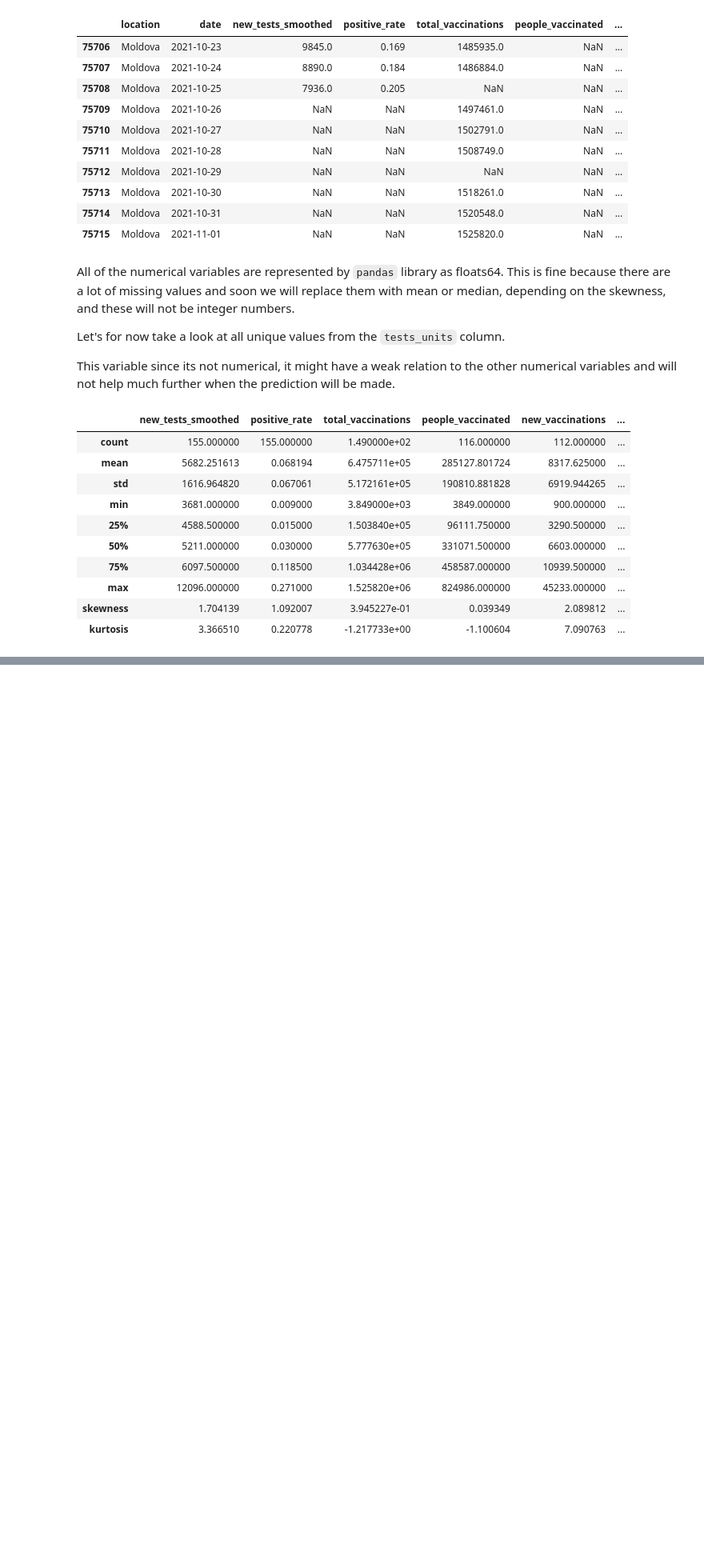
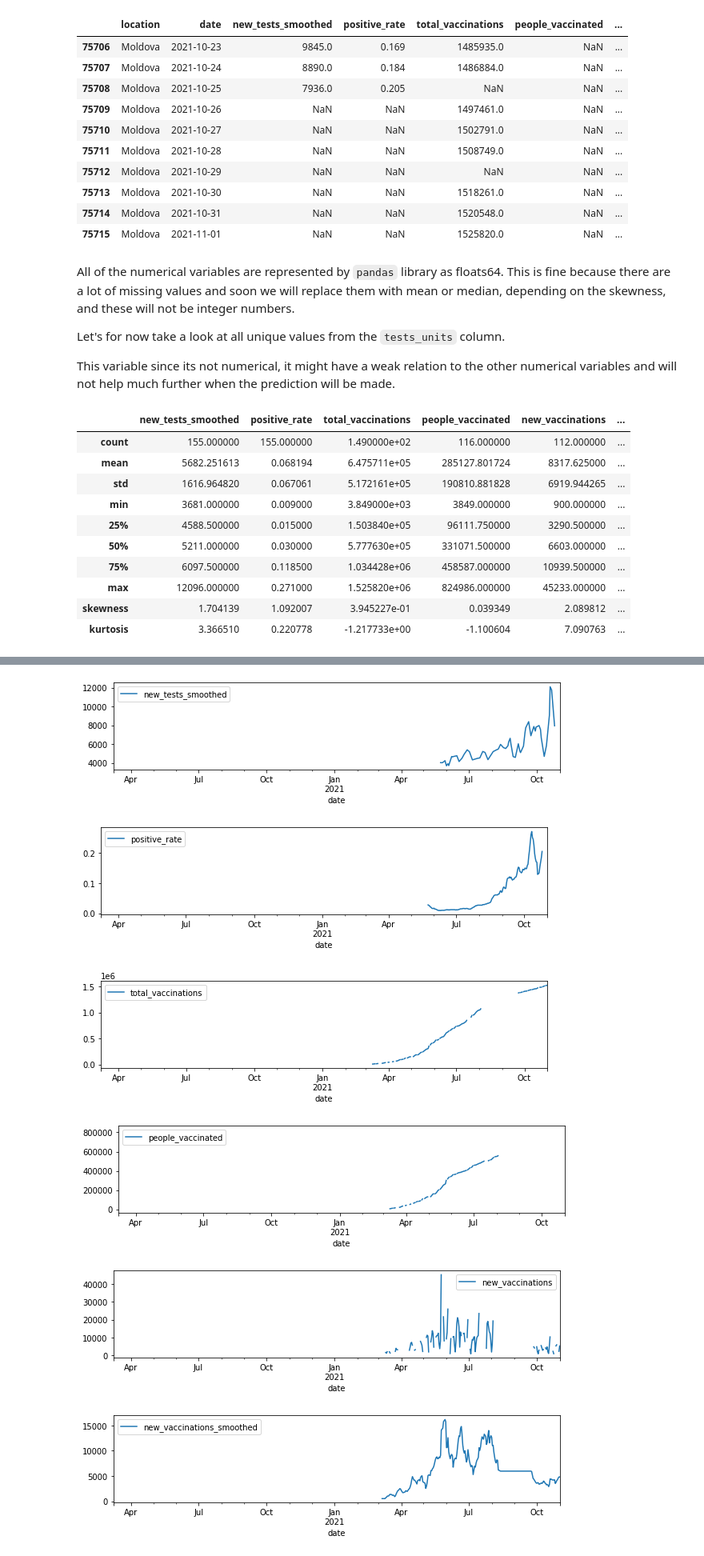
Before and after one commit to iondodon/covid19, a Jupyter notebook: ion.ipynb, the cells around one changed output, grey strips where cells are left out. Shown: that part at 80% size. Saved outputs shown, nothing was run; the diff lists cells and outputs as text; code cells hidden in the pictures; blank space fills up the shorter version.

```diff
--- a/ion.ipynb
+++ b/ion.ipynb
@@ -155 +183,14 @@ dataset.hist(figsize=(40, 10), bins=bins);
+# %%
+# plot each variable against the date using subplots
+for column in dataset.columns:
+    if column in ['date', 'location']:
+        continue
+    dataset.plot(kind='line', x='date', y=column, figsize=(10, 2));
+# %% [output]
+[figure, added]
+[figure, added]
+[figure, added]
+[figure, added]
+[figure, added]
+[figure, added]
 # %% [markdown]
```
Also changed, not shown: parts of 12 cells of this notebook.
